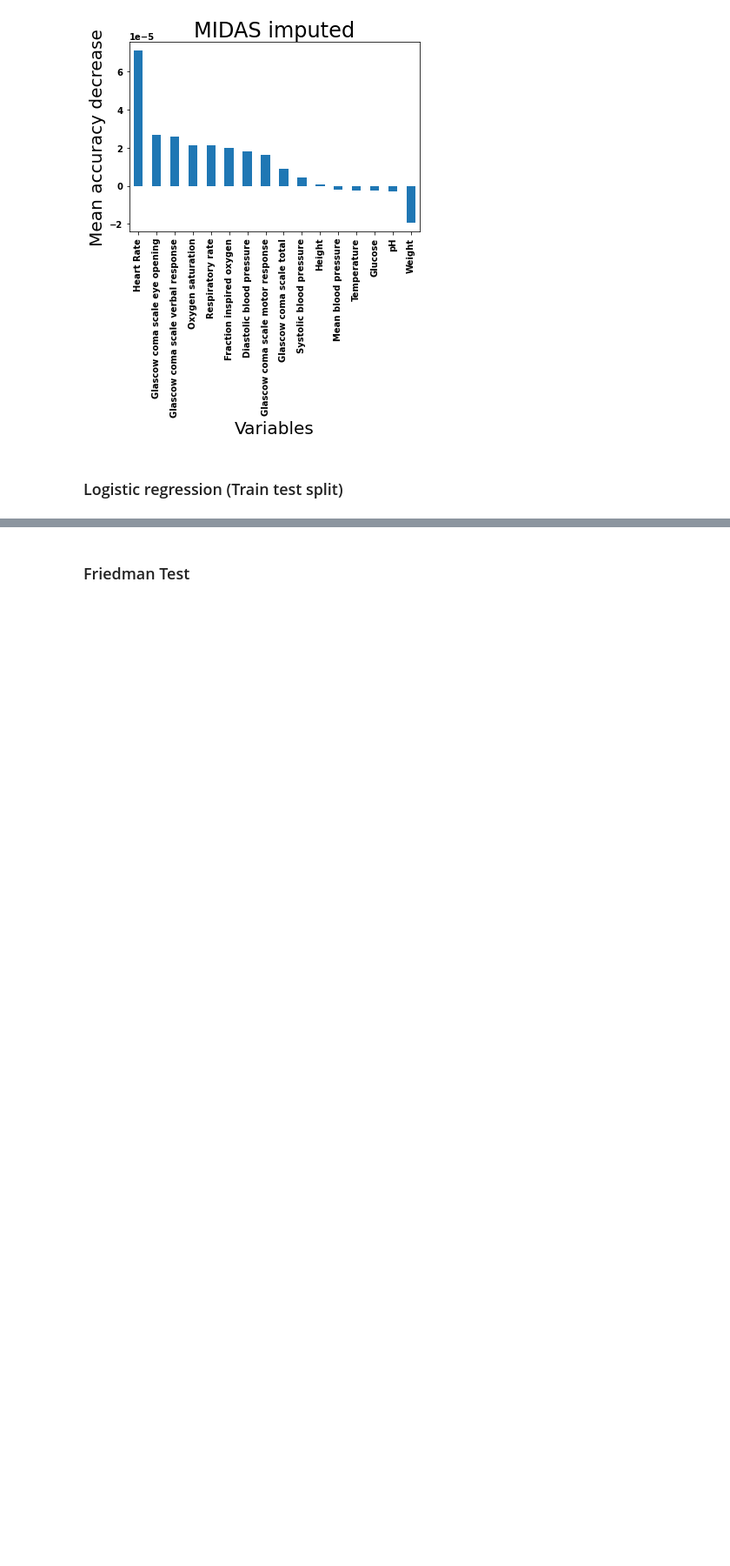
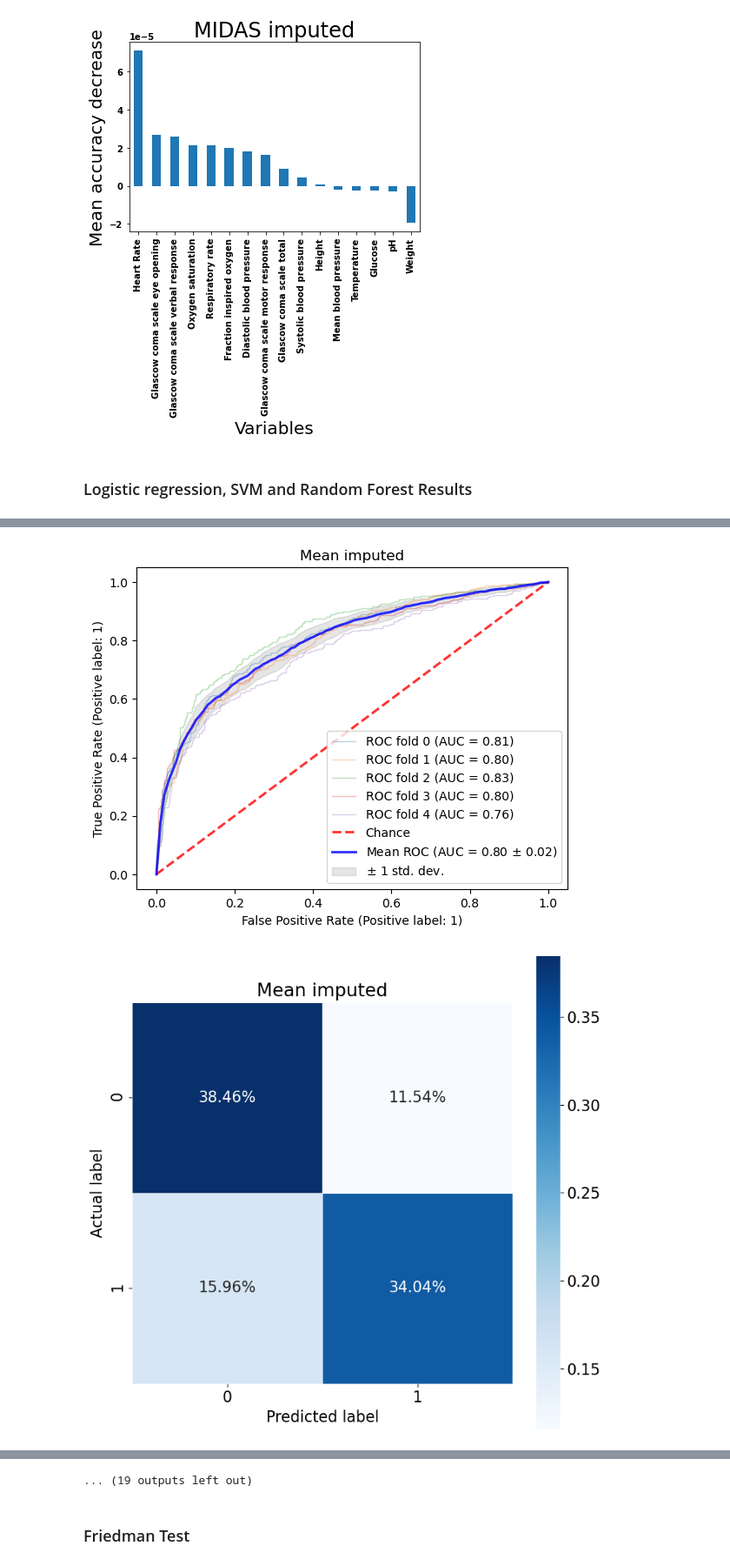
Before and after one commit to llhtoby/MIMIC-III-ML, a Jupyter notebook: src/Imputation comparison.ipynb, the cells around one changed output, grey strips where cells are left out. Shown at 87% size. Cells and saved outputs as stored; diff of their text form; code cells hidden in the pictures; blank space fills up the shorter version.

```diff
--- a/src/Imputation comparison.ipynb
+++ b/src/Imputation comparison.ipynb
@@ -192,18 +231,13 @@ from sklearn.metrics import auc
 import matplotlib.pyplot as plt
 import seaborn as sns
 
-"""
-Code taken from https://scikit-learn.org/stable/auto_examples/model_selection/plot_roc_crossval.html
-"""
+
+#Code taken and altered from https://scikit-learn.org/stable/auto_examples/model_selection/plot_roc_crossval.html
+
 
 # Function that plots roc
 def plot_roc(classifier,model,X,y,n_splits,c_name):
-    font = {'family' : 'normal',
-        'weight' : 'bold',
-        'size'   : 22}
-
-    plt.rc('font', **font)
-
+    plt.rcParams.update(plt.rcParamsDefault)
     cv = KFold(n_splits)
 
     tprs = []
@@ -267,15 +301,13 @@ def plot_roc(classifier,model,X,y,n_splits,c_name):
 import seaborn as sns
 from sklearn.metrics import *
 def plot_confusion(y,y_pred,name,c_name):
-    font = {'family' : 'normal',
-        'weight' : 'bold',
-        'size'   : 22}
+    font = {'size'   : 16}
 
     plt.rc('font', **font)
 
     cm = confusion_matrix(y, y_pred)
     plt.figure(figsize=(9,9))
-    sns.heatmap(cm, annot=True, fmt=".2%", linewidths=.5, square = True, cmap = 'Blues')
+    sns.heatmap(cm/np.sum(cm), annot=True, fmt=".2%", linewidths=.5, square = True, cmap = 'Blues')
     plt.ylabel('Actual label')
     plt.xlabel('Predicted label')
     plt.title('{}'.format(name))
@@ -450,8 +478,8 @@ for i in range(len(importance_arr)):
 [figure]
 [figure]
 [figure]
-# %% [markdown]
-### Logistic regression (Train test split)
+# %% [markdown]
+### Logistic regression, SVM and Random Forest Results
 # %%
 from sklearn.preprocessing import StandardScaler
 
@@ -481,41 +509,35 @@ for i in range(len(imputed_data)):
     clf_lg = LogisticRegression()
     clf_svc = SVC(gamma='auto')
 
-    clf=clf_rf
     u_x,u_y = undersample_majority(x,y)
 
-    #cross_val_score returns the cross validation score given X,y data, the scoring method and the number of folds
-    f1_macro = cross_val_score(clf, u_x, u_y, scoring='f1_macro', cv=10)
-    f1_scores.append(f1_macro)
-
-    accuracy = cross_val_score(clf, u_x, u_y, scoring='accuracy', cv=10)
-    precision = cross_val_score(clf, u_x, u_y, scoring='precision', cv=10)
-    recall = cross_val_score(clf, u_x, u_y, scoring='recall', cv=10)
+    print()
+    print("Results for {}:".format(imputed_labels[i]))
 
 
+    for clf, label, name in zip([clf_lg, clf_rf, clf_svc], ['lg','rf','svc'], ['Logistic Regression','Random Forest','Support Vector Classification']):
+    #for clf, label, name in zip([clf_lg], ['lg'], ['Logistic Regression']):
+        #cross_val_score returns the cross validation score given X,y data, the scoring method and the number of folds
+        f1_macro = cross_val_score(clf, u_x, u_y, scoring='f1_macro', cv=10)
+        f1_scores.append(f1_macro)
 
-    print("[%s]"%(imputed_labels[i]))
-    print(" %0.3f (+/- %0.3f)" % (f1_macro.mean(),f1_macro.std()))
-    print("%0.3f (+/- %0.3f)" % (accuracy.mean(), accuracy.std()))
-    print(" %0.3f (+/- %0.3f)" % (precision.mean(),precision.std()))
-    print("%0.3f (+/- %0.3f)" % (recall.mean(), recall.std() ))
-    print()
+        accuracy = cross_val_score(clf, u_x, u_y, scoring='accuracy', cv=10)
+        precision = cross_val_score(clf, u_x, u_y, scoring='precision', cv=10)
+        recall = cross_val_score(clf, u_x, u_y, scoring='recall', cv=10)
 
+        print()
+        print("[%s]"%(name))
+        print("f1_macro: %0.3f (+/- %0.3f)" % (f1_macro.mean(),f1_macro.std()))
+        print("Accuracy: %0.3f (+/- %0.3f)" % (accuracy.mean(), accuracy.std()))
+        print("Precision: %0.3f (+/- %0.3f)" % (precision.mean(),precision.std()))
+        print("Recall: %0.3f (+/- %0.3f)" % (recall.mean(), recall.std() ))
+        print()
 
+        #cross_val_predict returns the prediction, which is used to create useful plots for comparing performance
+        y_pred= cross_val_predict(clf, u_x, u_y, cv=10)
+        imputed_pred.append(y_pred)
 
-    # print("[%s]"%(imputed_labels[i]))
-    # print("f1_macro: %0.3f (+/- %0.3f)" % (f1_macro.mean(),f1_macro.std()))
-    # print("Accuracy: %0.3f (+/- %0.3f)" % (accuracy.mean(), accuracy.std()))
-    # print("Precision: %0.3f (+/- %0.3f)" % (precision.mean(),precision.std()))
-    # print("Recall: %0.3f (+/- %0.3f)" % (recall.mean(), recall.std() ))
-    # print()
-
-    # cross_val_predict returns the prediction, which is used to create useful plots for comparing performance
-    #y_pred= cross_val_predict(clf, u_x, u_y, cv=10)
-    #imputed_pred.append(y_pred)
-
-    # Plots the ROC and confusion matrix, this is commented for readibility of code.
-    #plot_roc(clf,imputed_labels[i],u_x,u_y,n_splits=5,c_name='lg')
-    #plot_confusion(u_y,y_pred,imputed_labels[i],c_name='lg')
-    #plot_roc(u_y,y_pred,imputed_labels[i])
+        #Plots the ROC and confusion matrix, this is commented for readibility of code.
+        plot_roc(clf,imputed_labels[i],u_x,u_y,n_splits=5,c_name=label)
+        plot_confusion(u_y,y_pred,imputed_labels[i],c_name=label)
 # %% [output]
@@ -538,0 +561,2 @@ Recall: 0.772 (+/- 0.023)
+[figure, added]
+[figure, added]
@@ -539,3 +572,4 @@ Recall: 0.772 (+/- 0.023)
+... (19 outputs left out)
 # %% [markdown]
 ### Friedman Test
 # %%
```
Also changed, not shown: parts of 6 cells of this notebook, 45 other files.
